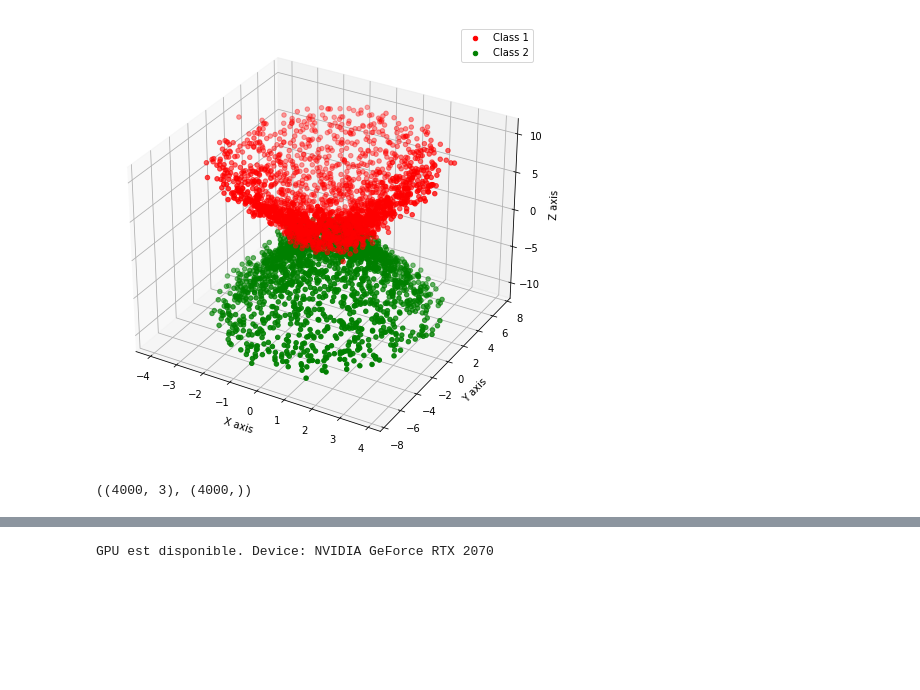
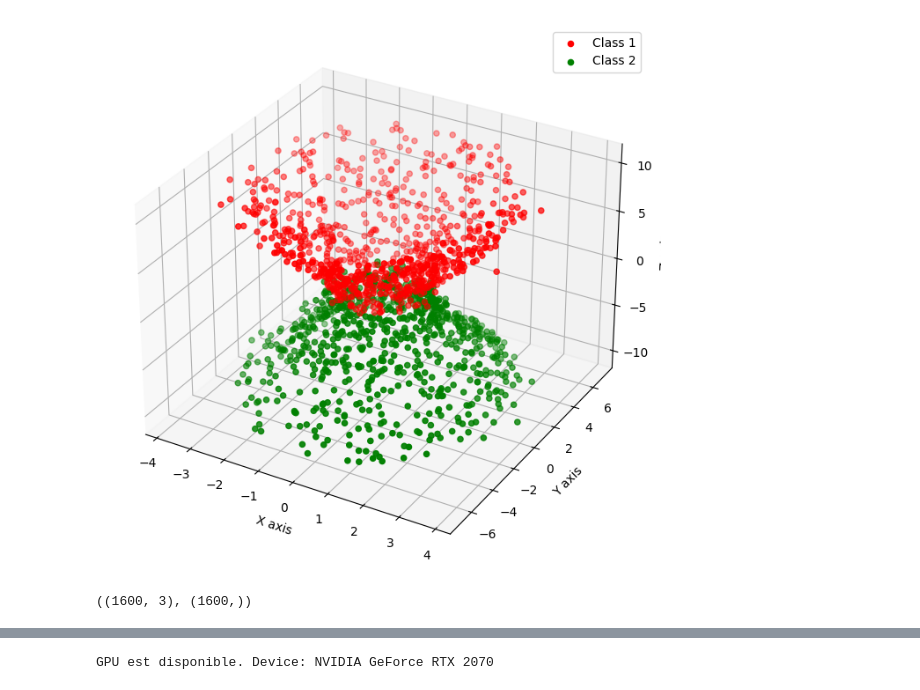
Before and after one commit to Clement-W/latent_space_oddity_MVA, a Jupyter notebook: experiments/simpler_dataset.ipynb, the cells around one changed output, grey strips where cells are left out. Drawn from its saved outputs; the diff is of its cells as text; code cells hidden in the pictures; blank space fills up the shorter version.

```diff
--- a/experiments/simpler_dataset.ipynb
+++ b/experiments/simpler_dataset.ipynb
@@ -14,0 +39,26 @@ from mpl_toolkits.mplot3d import Axes3D
+# %%
+# Create a sphere with uniform points
+num_points = 1000
+indices = np.arange(0, num_points, dtype=float) + 0.5
+
+phi = np.arccos(1 - 2*indices/num_points)
+theta = np.pi * (1 + 5**0.5) * indices
+
+# Convert spherical coordinates to Cartesian coordinates
+x = np.cos(theta) * np.sin(phi)
+y = np.sin(theta) * np.sin(phi)
+z = np.cos(phi)
+
+# Create a 3D plot
+fig = plt.figure(figsize=(8, 6))
+ax = fig.add_subplot(111, projection='3d')
+ax.scatter(x, y, z, c='blue', marker='o')
+
+ax.set_xlabel('X Axis')
+ax.set_ylabel('Y Axis')
+ax.set_zlabel('Z Axis')
+
+X_data = np.array([x,y,z]).T # (num_points,3)
+y_data = np.zeros(num_points) # (num_points,)
+
+plt.title('Uniform 3D Sphere with Points')
@@ -27,7 +80,7 @@ def hyperboloid(a, b, c, min_z, max_z, size=100, noise=0.3):
 
 # Parameters for the hyperboloid
 a, b, c = 1, 2, 3
-size_per_class = 2000  # Number of points per class
+size_per_class = 800 # 2000  # Number of points per class
 z_min, z_max = -10, 10  # Range of z values
 
 #Generate points for the hyperboloid (middle section, not a class itself)
@@ -39,35 +92,35 @@ x1, y1, z1 = hyperboloid(a, b, c, z1_min, z1_max, size=size_per_class)
 
 # Generate points for class 2 (below the hyperboloid)
 z2_min, z2_max = z_min, -0.1  # z_min to slightly below the bottleneck
 x2, y2, z2 = hyperboloid(a, b, c, z2_min, z2_max, size=size_per_class)
 
 
 # Plot the data
 fig = plt.figure(figsize=(8,8))
 ax = fig.add_subplot(111, projection='3d')
 ax.scatter(x1, y1, z1, color='r', label='Class 1')
 ax.scatter(x2, y2, z2, color='g', label='Class 2')
 # ax.scatter(x3, y3, z3, color='b', label='Class 3')
 
 ax.set_xlabel('X axis')
 ax.set_ylabel('Y axis')
 ax.set_zlabel('Z axis')
 ax.legend()
 
 # Show the plot
 plt.show()
 
 # Create a dataset
 X_data = np.vstack((np.column_stack((x1, y1, z1)),
                           np.column_stack((x2, y2, z2)),))
                         #   np.column_stack((x3, y3, z3))))
 y_data = np.array([1]*size_per_class + [2]*size_per_class)#+ [3]*size_per_class)
 
 # Return dataset and labels
 X_data.shape, y_data.shape
 # %% [output]
-[figure, old version]
+[figure, new version]
-((4000, 3), (4000,))
+((1600, 3), (1600,))
 # %%
 def gaussian_bell_3d(mu, sigma, size=1000, noise=0.1):
     # Create a grid of points
```
Also changed, not shown: parts of 28 cells of this notebook.
